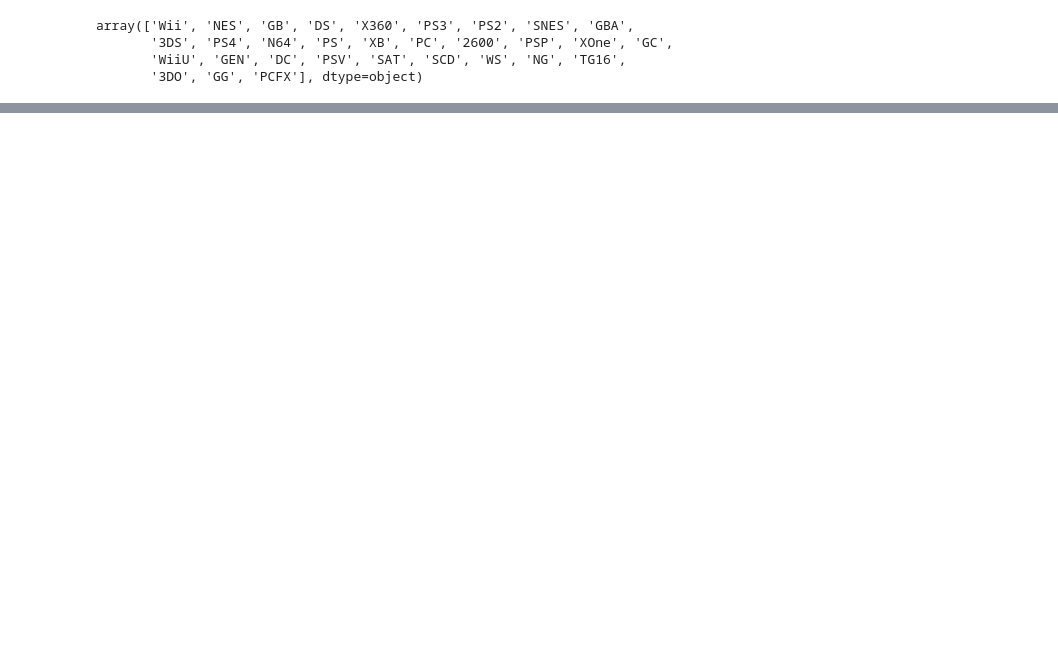
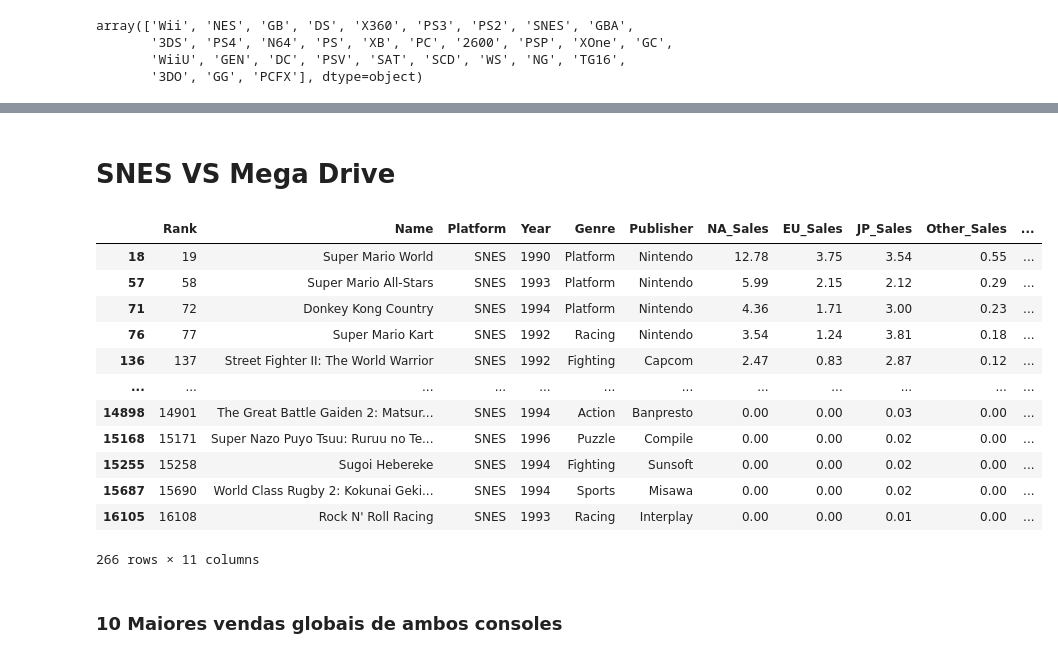
Before and after one commit to hermeson883/Big_Data_Work, a Jupyter notebook: Games_sales.ipynb, the cells around one changed output, grey strips where cells are left out. Saved outputs shown, nothing was run; the diff lists cells and outputs as text; code cells hidden in the pictures; blank space fills up the shorter version.

```diff
--- a/Games_sales.ipynb
+++ b/Games_sales.ipynb
@@ -191,0 +291,21 @@ atari.sort_values(by='Global_Sales', ascending=False).head(10)
+# %% [markdown]
+# SNES VS Mega Drive
+# %%
+snes_gen = games_sale.loc[(games_sale['Platform'] == 'SNES') | (games_sale['Platform'] == 'GEN')]
+snes_gen
+# %% [output]
+|  | Rank | Name | Platform | Year | Genre | Publisher | NA_Sales | EU_Sales | JP_Sales | Other_Sales | ... |
+| 18 | 19 | Super Mario World | SNES | 1990 | Platform | Nintendo | 12.78 | 3.75 | 3.54 | 0.55 | ... |
+| 57 | 58 | Super Mario All-Stars | SNES | 1993 | Platform | Nintendo | 5.99 | 2.15 | 2.12 | 0.29 | ... |
+| 71 | 72 | Donkey Kong Country | SNES | 1994 | Platform | Nintendo | 4.36 | 1.71 | 3.00 | 0.23 | ... |
+| 76 | 77 | Super Mario Kart | SNES | 1992 | Racing | Nintendo | 3.54 | 1.24 | 3.81 | 0.18 | ... |
+| 136 | 137 | Street Fighter II: The World Warrior | SNES | 1992 | Fighting | Capcom | 2.47 | 0.83 | 2.87 | 0.12 | ... |
+| ... | ... | ... | ... | ... | ... | ... | ... | ... | ... | ... | ... |
+| 14898 | 14901 | The Great Battle Gaiden 2: Matsur... | SNES | 1994 | Action | Banpresto | 0.00 | 0.00 | 0.03 | 0.00 | ... |
+| 15168 | 15171 | Super Nazo Puyo Tsuu: Ruruu no Te... | SNES | 1996 | Puzzle | Compile | 0.00 | 0.00 | 0.02 | 0.00 | ... |
+| 15255 | 15258 | Sugoi Hebereke | SNES | 1994 | Fighting | Sunsoft | 0.00 | 0.00 | 0.02 | 0.00 | ... |
+| 15687 | 15690 | World Class Rugby 2: Kokunai Geki... | SNES | 1994 | Sports | Misawa | 0.00 | 0.00 | 0.02 | 0.00 | ... |
+| 16105 | 16108 | Rock N' Roll Racing | SNES | 1993 | Racing | Interplay | 0.00 | 0.00 | 0.01 | 0.00 | ... |
+266 rows × 11 columns
+# %% [markdown]
+### 10 Maiores vendas globais de ambos consoles
```
Also changed, not shown: parts of 71 cells of this notebook.
